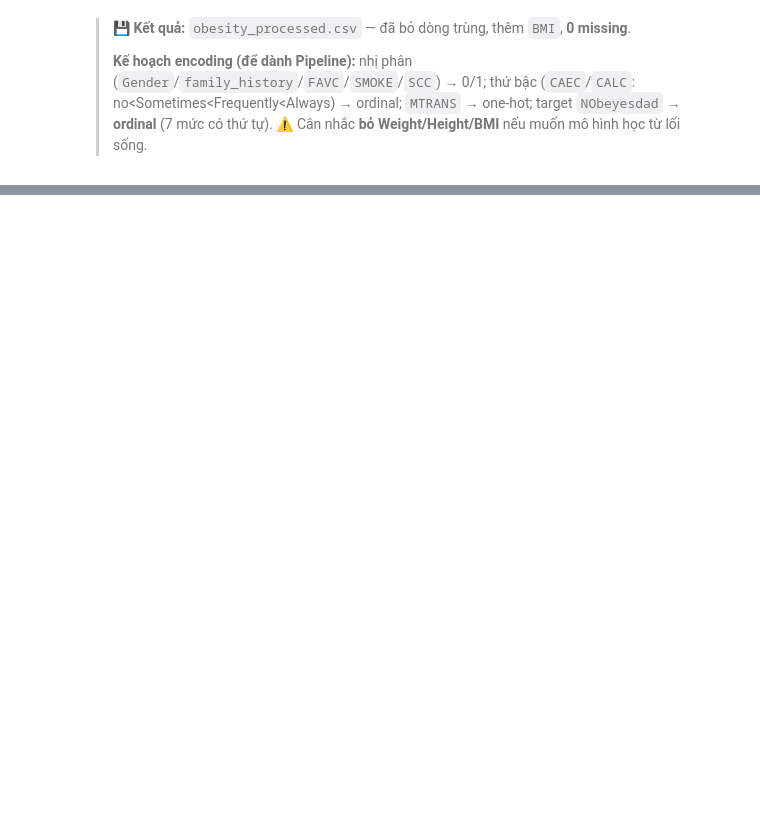
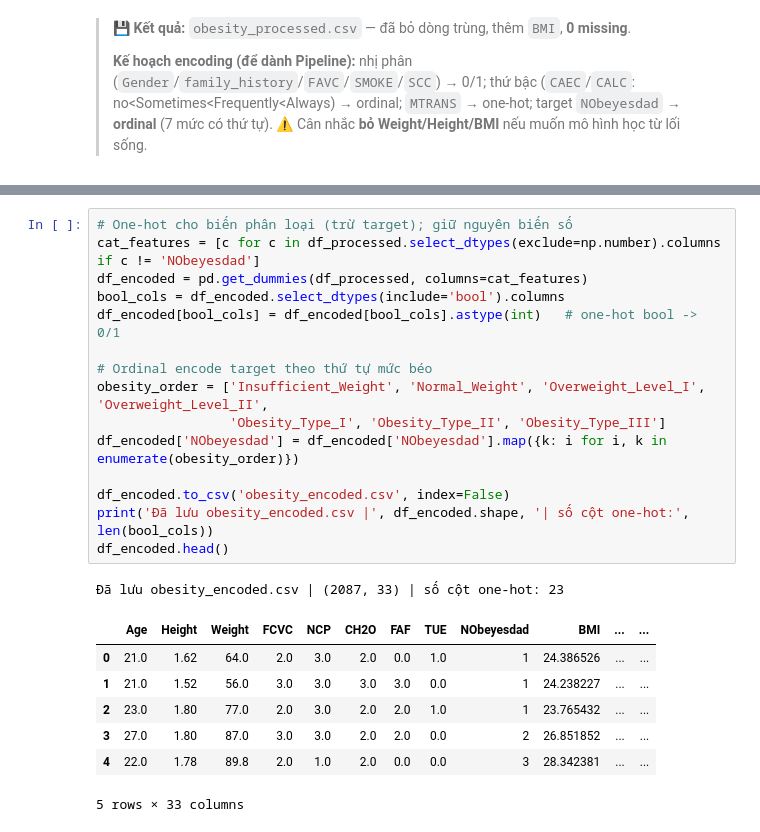
Before and after one commit to AIVIETNAM-AIO-Tuan/AIO-Conquer, a Jupyter notebook: Data/preproc_obesity.ipynb, the cells around one changed output, grey strips where cells are left out. Saved outputs shown, nothing was run; the diff lists cells and outputs as text; blank space fills up the shorter version.

Commit message:
Encoding obesity data
One-hot `Gender`, `family_history_with_overweight`,
`FAVC`, `CAEC`, `SMOKE`, `SCC`, `CALC`, `MTRANS`

Ordinal NObeyesdad

```diff
--- a/Data/preproc_obesity.ipynb
+++ b/Data/preproc_obesity.ipynb
@@ -230,0 +238,24 @@ df_processed.head()
+# %%
+# One-hot cho biến phân loại (trừ target); giữ nguyên biến số
+cat_features = [c for c in df_processed.select_dtypes(exclude=np.number).columns if c != 'NObeyesdad']
+df_encoded = pd.get_dummies(df_processed, columns=cat_features)
+bool_cols = df_encoded.select_dtypes(include='bool').columns
+df_encoded[bool_cols] = df_encoded[bool_cols].astype(int)   # one-hot bool -> 0/1
+
+# Ordinal encode target theo thứ tự mức béo
+obesity_order = ['Insufficient_Weight', 'Normal_Weight', 'Overweight_Level_I', 'Overweight_Level_II',
+                 'Obesity_Type_I', 'Obesity_Type_II', 'Obesity_Type_III']
+df_encoded['NObeyesdad'] = df_encoded['NObeyesdad'].map({k: i for i, k in enumerate(obesity_order)})
+
+df_encoded.to_csv('obesity_encoded.csv', index=False)
+print('Đã lưu obesity_encoded.csv |', df_encoded.shape, '| số cột one-hot:', len(bool_cols))
+df_encoded.head()
+# %% [output]
+Đã lưu obesity_encoded.csv | (2087, 33) | số cột one-hot: 23
+|  | Age | Height | Weight | FCVC | NCP | CH2O | FAF | TUE | NObeyesdad | BMI | ... | ... |
+| 0 | 21.0 | 1.62 | 64.0 | 2.0 | 3.0 | 2.0 | 0.0 | 1.0 | 1 | 24.386526 | ... | ... |
+| 1 | 21.0 | 1.52 | 56.0 | 3.0 | 3.0 | 3.0 | 3.0 | 0.0 | 1 | 24.238227 | ... | ... |
+| 2 | 23.0 | 1.80 | 77.0 | 2.0 | 3.0 | 2.0 | 2.0 | 1.0 | 1 | 23.765432 | ... | ... |
+| 3 | 27.0 | 1.80 | 87.0 | 3.0 | 3.0 | 2.0 | 2.0 | 0.0 | 2 | 26.851852 | ... | ... |
+| 4 | 22.0 | 1.78 | 89.8 | 2.0 | 1.0 | 2.0 | 0.0 | 0.0 | 3 | 28.342381 | ... | ... |
+5 rows × 33 columns
```
Also changed, not shown: parts of 2 cells of this notebook, 1 other file.
